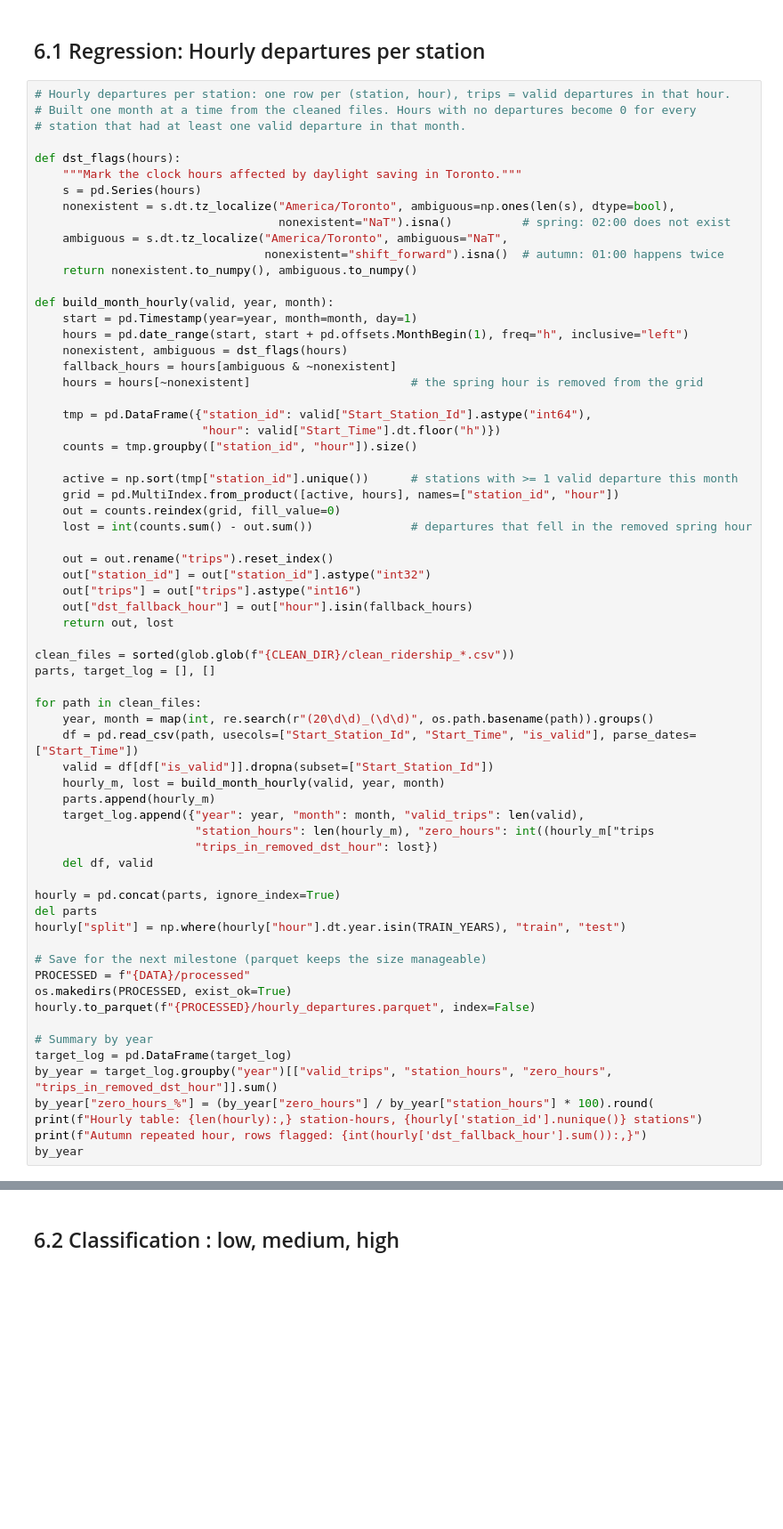
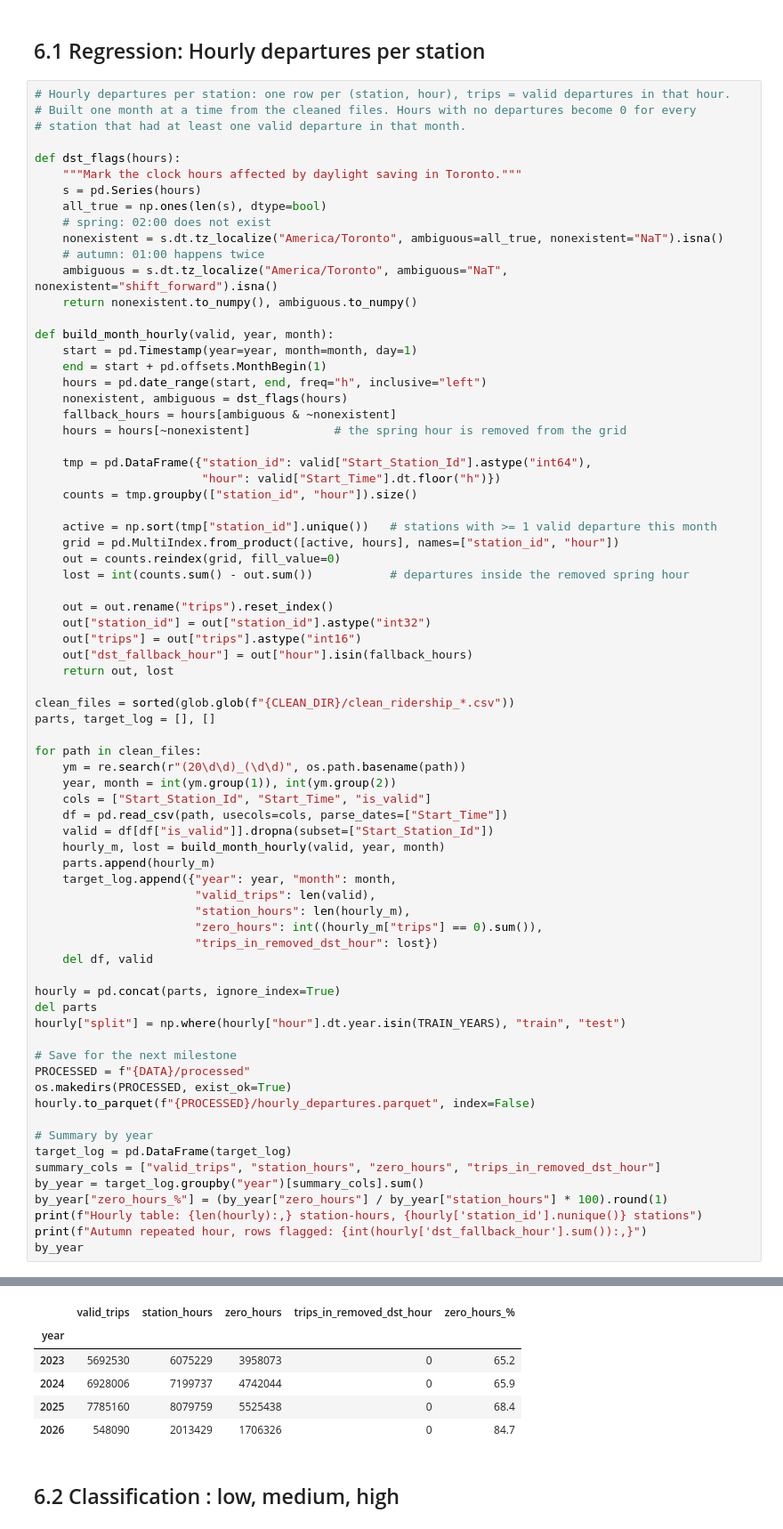
Before and after one commit to karquiza/bikeshare-toronto-demand, a Jupyter notebook: notebooks/M3_Report.ipynb, the cells around one changed output, grey strips where cells are left out. Shown at 89% size. Saved outputs shown, nothing was run; the diff lists cells and outputs as text; blank space fills up the shorter version.

```diff
--- a/notebooks/M3_Report.ipynb
+++ b/notebooks/M3_Report.ipynb
@@ -992,27 +990,29 @@ The training years 2023-2024 will be used to build the model and 2025 to test it
 def dst_flags(hours):
     """Mark the clock hours affected by daylight saving in Toronto."""
     s = pd.Series(hours)
-    nonexistent = s.dt.tz_localize("America/Toronto", ambiguous=np.ones(len(s), dtype=bool),
-                                   nonexistent="NaT").isna()          # spring: 02:00 does not exist
-    ambiguous = s.dt.tz_localize("America/Toronto", ambiguous="NaT",
-                                 nonexistent="shift_forward").isna()  # autumn: 01:00 happens twice
+    all_true = np.ones(len(s), dtype=bool)
+    # spring: 02:00 does not exist
+    nonexistent = s.dt.tz_localize("America/Toronto", ambiguous=all_true, nonexistent="NaT").isna()
+    # autumn: 01:00 happens twice
+    ambiguous = s.dt.tz_localize("America/Toronto", ambiguous="NaT", nonexistent="shift_forward").isna()
     return nonexistent.to_numpy(), ambiguous.to_numpy()
 
 def build_month_hourly(valid, year, month):
     start = pd.Timestamp(year=year, month=month, day=1)
-    hours = pd.date_range(start, start + pd.offsets.MonthBegin(1), freq="h", inclusive="left")
+    end = start + pd.offsets.MonthBegin(1)
+    hours = pd.date_range(start, end, freq="h", inclusive="left")
     nonexistent, ambiguous = dst_flags(hours)
     fallback_hours = hours[ambiguous & ~nonexistent]
-    hours = hours[~nonexistent]                       # the spring hour is removed from the grid
+    hours = hours[~nonexistent]            # the spring hour is removed from the grid
 
     tmp = pd.DataFrame({"station_id": valid["Start_Station_Id"].astype("int64"),
                         "hour": valid["Start_Time"].dt.floor("h")})
     counts = tmp.groupby(["station_id", "hour"]).size()
 
-    active = np.sort(tmp["station_id"].unique())      # stations with >= 1 valid departure this month
+    active = np.sort(tmp["station_id"].unique())   # stations with >= 1 valid departure this month
     grid = pd.MultiIndex.from_product([active, hours], names=["station_id", "hour"])
     out = counts.reindex(grid, fill_value=0)
-    lost = int(counts.sum() - out.sum())              # departures that fell in the removed spring hour
+    lost = int(counts.sum() - out.sum())           # departures inside the removed spring hour
 
     out = out.rename("trips").reset_index()
     out["station_id"] = out["station_id"].astype("int32")
@@ -1024,13 +1024,17 @@ clean_files = sorted(glob.glob(f"{CLEAN_DIR}/clean_ridership_*.csv"))
 parts, target_log = [], []
 
 for path in clean_files:
-    year, month = map(int, re.search(r"(20\d\d)_(\d\d)", os.path.basename(path)).groups()
-    df = pd.read_csv(path, usecols=["Start_Station_Id", "Start_Time", "is_valid"], parse_dates=["Start_Time"])
+    ym = re.search(r"(20\d\d)_(\d\d)", os.path.basename(path))
+    year, month = int(ym.group(1)), int(ym.group(2))
+    cols = ["Start_Station_Id", "Start_Time", "is_valid"]
+    df = pd.read_csv(path, usecols=cols, parse_dates=["Start_Time"])
     valid = df[df["is_valid"]].dropna(subset=["Start_Station_Id"])
     hourly_m, lost = build_month_hourly(valid, year, month)
     parts.append(hourly_m)
-    target_log.append({"year": year, "month": month, "valid_trips": len(valid),
-                       "station_hours": len(hourly_m), "zero_hours": int((hourly_m["trips
+    target_log.append({"year": year, "month": month,
+                       "valid_trips": len(valid),
+                       "station_hours": len(hourly_m),
+                       "zero_hours": int((hourly_m["trips"] == 0).sum()),
                        "trips_in_removed_dst_hour": lost})
     del df, valid
 
@@ -1038,15 +1042,17 @@ hourly = pd.concat(parts, ignore_index=True)
 del parts
 hourly["split"] = np.where(hourly["hour"].dt.year.isin(TRAIN_YEARS), "train", "test")
 
-# Save for the next milestone (parquet keeps the size manageable)
+# Save for the next milestone
 PROCESSED = f"{DATA}/processed"
 os.makedirs(PROCESSED, exist_ok=True)
 hourly.to_parquet(f"{PROCESSED}/hourly_departures.parquet", index=False)
 
 # Summary by year
 target_log = pd.DataFrame(target_log)
-by_year = target_log.groupby("year")[["valid_trips", "station_hours", "zero_hours", "trips_in_removed_dst_hour"]].sum()
-by_year["zero_hours_%"] = (by_year["zero_hours"] / by_year["station_hours"] * 100).round(
+summary_cols = ["valid_trips", "station_hours", "zero_hours", "trips_in_removed_dst_hour"]
+by_year = target_log.groupby("year")[summary_cols].sum()
+by_year["zero_hours_%"] = (by_year["zero_hours"] / by_year["station_hours"] * 100).round(1)
 print(f"Hourly table: {len(hourly):,} station-hours, {hourly['station_id'].nunique()} stations")
 print(f"Autumn repeated hour, rows flagged: {int(hourly['dst_fallback_hour'].sum()):,}")
 by_year
+# %% [output]
@@ -1053,3 +1061,9 @@ by_year
+|  | valid_trips | station_hours | zero_hours | trips_in_removed_dst_hour | zero_hours_% |
+| year |  |  |  |  |  |
+| 2023 | 5692530 | 6075229 | 3958073 | 0 | 65.2 |
+| 2024 | 6928006 | 7199737 | 4742044 | 0 | 65.9 |
+| 2025 | 7785160 | 8079759 | 5525438 | 0 | 68.4 |
+| 2026 | 548090 | 2013429 | 1706326 | 0 | 84.7 |
 # %% [markdown]
 ## 6.2 Classification : low, medium, high
 # %%
```
Also changed, not shown: parts of 2 cells of this notebook.
